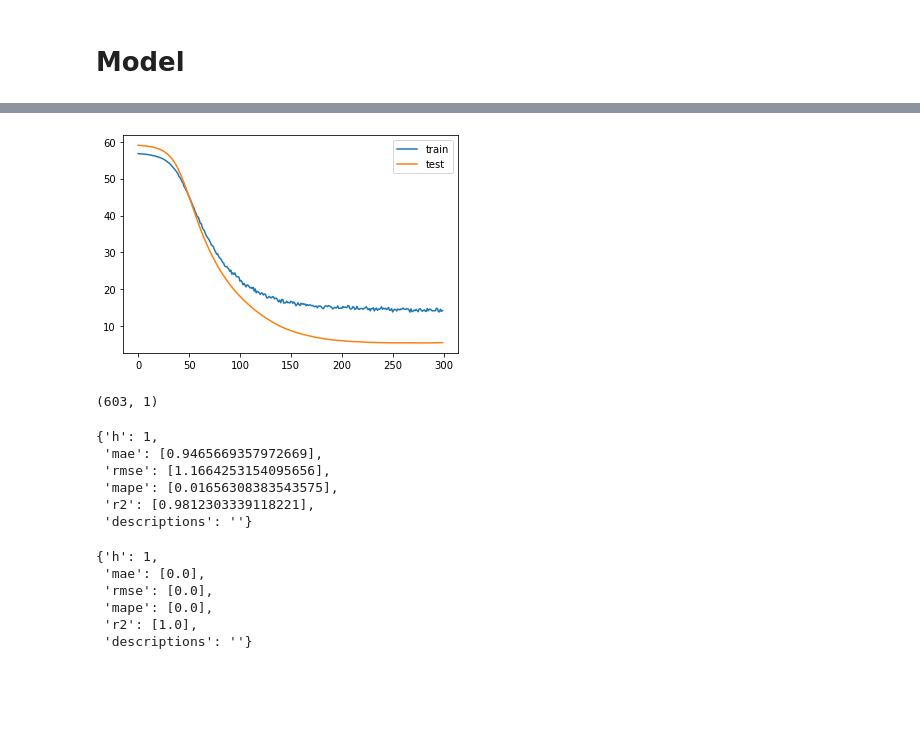
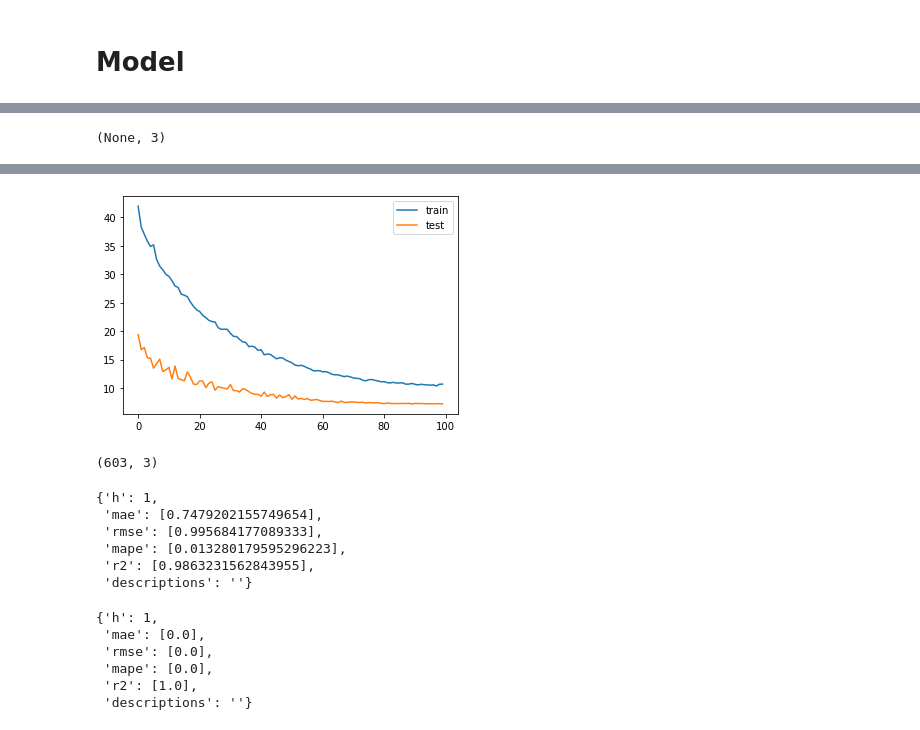
Before and after one commit to ben-edde/LIMA, a Jupyter notebook: model/hybrid_model.ipynb, the cells around one changed output, grey strips where cells are left out. Saved outputs shown, nothing was run; the diff lists cells and outputs as text; code cells hidden in the pictures; blank space fills up the shorter version.

```diff
--- a/model/hybrid_model.ipynb
+++ b/model/hybrid_model.ipynb
@@ -357,3 +320,8 @@ plt.show()
+# %%
+X_scaler = MinMaxScaler((1,100))
+X_scaler.fit(train_X)
+train_X=X_scaler.transform(train_X)
+test_X=X_scaler.transform(test_X)
 # %%
 train_non_linear_y=non_linear_y[:train_size,:]
 test_non_linear_y=non_linear_y[train_size:,:]
@@ -393,0 +335,7 @@ ts_model.compile(loss='log_cosh', optimizer=Adam(0.0002))
+# %%
+num_out=train_non_linear_y.shape[-1]
+tf.keras.backend.clear_session()
+tf.random.set_seed(seed_value)
+random.seed(seed_value)
+np.random.seed(seed_value)
+tf.random.set_seed(seed_value)
@@ -393,0 +402,25 @@ ts_model.compile(loss='log_cosh', optimizer=Adam(0.0002))
+# %%
+# L_model=Dense(50,activation='linear')(ts_inputs)
+# L_model= Dropout(0.4)(L_model)
+# L_model=Dense(50,activation='linear')(L_model)
+# L_model= Dropout(0.4)(L_model)
+L_model=Reshape((2,10,1))(ts_inputs)
+L_model=Conv2D(20,(1,2))(L_model)
+L_model= Dropout(0.4)(L_model)
+# L_model=Conv2D(10,(1,3))(L_model)
+# L_model= Dropout(0.4)(L_model)
+# L_model=Conv2D(5,(1,3))(L_model)
+# L_model= Dropout(0.4)(L_model)
+# L_model=Conv2D(5,(1,3))(L_model)
+# L_model= Dropout(0.4)(L_model)
+L_model=Conv2D(1,(2,3))(L_model)
+L_model= Dropout(0.4)(L_model)
+# L_model=LSTM(20,dropout=0.2 ,activation='linear',return_sequences=True)(L_model)
+# L_model= Dropout(0.4)(L_model)
+# L_model=LSTM(20,dropout=0.2,activation='linear' ,return_sequences=True)(L_model)
+# L_model= Dropout(0.4)(L_model)
+# L_model=LSTM(20,dropout=0.2,activation='linear' ,return_sequences=False)(L_model)
+L_model= Flatten()(L_model)
+L_model=Dense(num_out)(L_model)
+L_model=Model(inputs=ts_inputs, outputs=L_model)
+L_model.summary()
@@ -394,7 +445,15 @@ ts_model.compile(loss='log_cosh', optimizer=Adam(0.0002))
+# %%
+model= concatenate([L_model.output,ts_model.output])
+model = Dense(num_out)(model)
+model = Model(inputs=[ ts_model.input ], outputs=model)
+model.compile(loss='log_cosh', optimizer=Adam(0.0002))
+model.output_shape
+# %% [output]
+(None, 3)
 # %%
 df_forecast_error = pd.DataFrame(
         columns=['h', 'mae', 'rmse', 'mape', 'descriptions'])
-history = ts_model.fit(train_X, train_non_linear_y, epochs=300, batch_size=40, validation_data=(test_X, test_non_linear_y), verbose=1, shuffle=False)
+history = model.fit(train_X, train_non_linear_y, epochs=100, batch_size=40, validation_data=(test_X, test_non_linear_y), verbose=1, shuffle=False)
 pyplot.plot(history.history['loss'], label='train')
 pyplot.plot(history.history['val_loss'], label='test')
 pyplot.legend()
@@ -420,6 +479,6 @@ Epoch 300/300
-[figure, old version]
+[figure, new version]
 # %%
-pred_non_linear_y = ts_model.predict(test_X)
+pred_non_linear_y = model.predict(test_X)
 pred_non_linear_y.shape
 # %% [output]
-(603, 1)
+(603, 3)
@@ -426,17 +491,14 @@ pred_non_linear_y.shape
 # %%
-inverted_pred_non_linear_y = non_linear_y_scaler.inverse_transform(pred_non_linear_y.reshape(test_non_linear_y.shape))
-inverted_test_non_linear_y = non_linear_y_scaler.inverse_transform(test_non_linear_y)
 test_linear_y=linear_y[train_size:].reshape(-1,1)
 inverted_pred_non_linear_y=inverted_pred_non_linear_y+test_linear_y
 inverted_test_non_linear_y=inverted_test_non_linear_y+test_linear_y
-
 evaluate_series(test_y, inverted_pred_non_linear_y, h)
 # %% [output]
 {'h': 1,
- 'mae': [0.9465669357972669],
- 'rmse': [1.1664253154095656],
- 'mape': [0.01656308383543575],
- 'r2': [0.9812303339118221],
+ 'mae': [0.7479202155749654],
+ 'rmse': [0.995684177089333],
+ 'mape': [0.013280179595296223],
+ 'r2': [0.9863231562843955],
  'descriptions': ''}
 # %%
 evaluate_series(test_y, inverted_test_non_linear_y, h)
```
Also changed, not shown: parts of 31 cells of this notebook.
